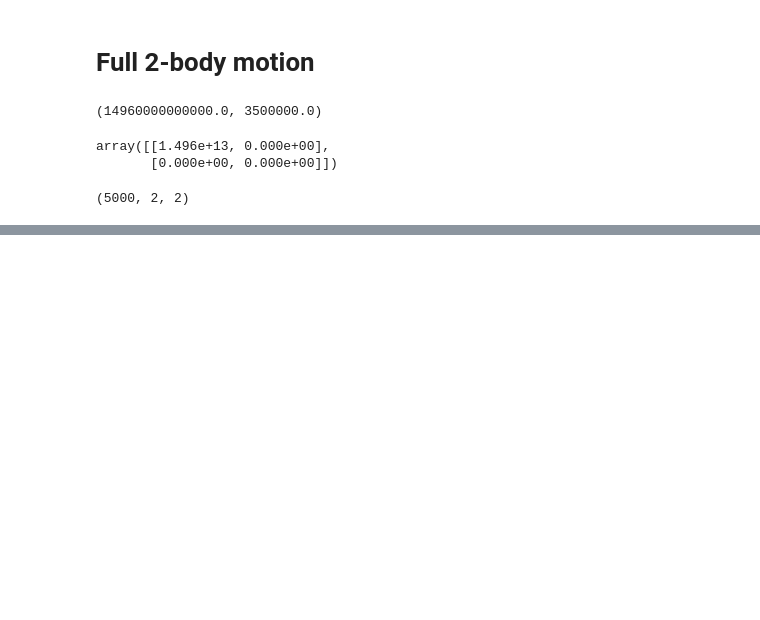
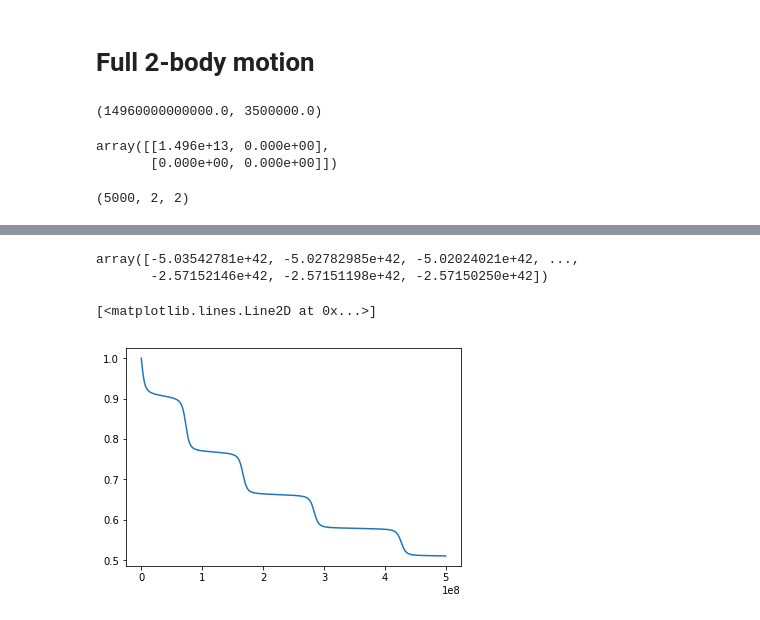
Before and after one commit to jnaiman/csci-p-14110, a Jupyter notebook: lesson03/inClass_lesson03.ipynb, the cells around one changed output, grey strips where cells are left out. Drawn from its saved outputs; the diff is of its cells as text; code cells hidden in the pictures; blank space fills up the shorter version.

```diff
--- a/lesson03/inClass_lesson03.ipynb
+++ b/lesson03/inClass_lesson03.ipynb
@@ -209,0 +228,44 @@ plt.show()
+# %%
+r = [] # position vector
+E = [] # to save energy value
+L = [] # angular momentum
+t = [] # time
+ri = r_0 # initial starting radius
+vi = v_0 # initial starting velocity
+for i in range(n_step): # for 50 steps
+    # first we have to calculate the acceleration of gravity at a particular postion
+    ag_particle1 = calcAcc(mass_of_particle2, ri[0,:], ri[1,:])
+    ag_particle2 = calcAcc(mass_of_particle1, ri[1,:], ri[0,:])
+    # format the acceleration vector to make our lives a bit easier
+    ag = np.array([ag_particle1, ag_particle2])
+    # we'll update our velocity based on this acceleration
+    vip1 = vi + ag*delta_t
+    # update our position from our new or old velocity
+    rip1 = ri + vi*delta_t
+    # bookeeping
+    # 1. save our new radius
+    #r = np.append(r, rip1) # WRONG!!
+    r.append(rip1)
+    # lets also save time
+    t.append(i*delta_t)
+    # lets save our energy as well
+    Eupdated = calcE(mass_of_particle1,
+                     mass_of_particle2,
+                     ri[0,:], ri[1,:],
+                     vi[0,:], vi[1,:])
+    E.append(Eupdated)
+    # 2. make sure we update our "initial" conditions for the next loop
+    ri = rip1
+    vi = vip1
+
+r = np.array(r)
+E = np.array(E)
+E
+# %% [output]
+array([-5.03542781e+42, -5.02782985e+42, -5.02024021e+42, ...,
+       -2.57152146e+42, -2.57151198e+42, -2.57150250e+42])
+# %%
+plt.plot(t, E/E[0])
+# %% [output]
+[<matplotlib.lines.Line2D at 0x...>]
+[figure, added]
```
Also changed, not shown: parts of 6 cells of this notebook, 3 other files.
